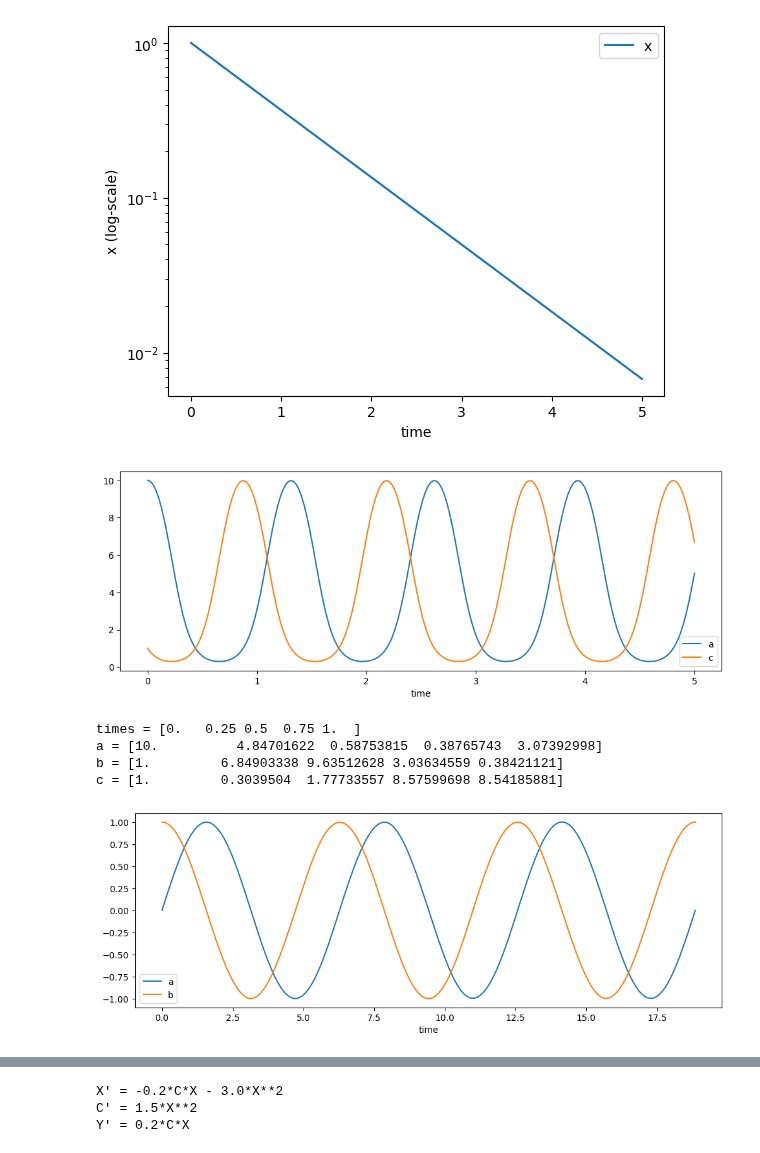
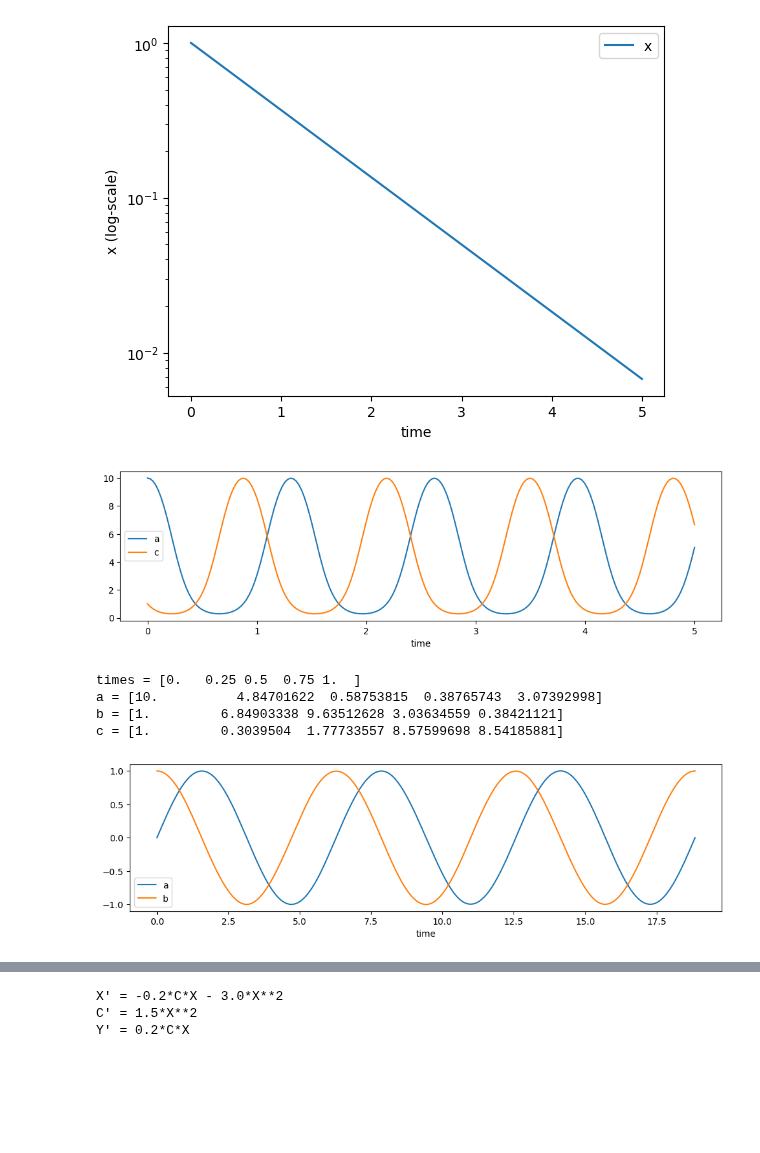
Before and after one commit to UC-Davis-molecular-computing/gpac, a Jupyter notebook: notebook.ipynb, the cells around one changed output, grey strips where cells are left out. Cells and saved outputs as stored; diff of their text form; code cells hidden in the pictures; blank space fills up the shorter version.

```diff
--- a/notebook.ipynb
+++ b/notebook.ipynb
@@ -32,34 +32,34 @@ plt.show()
 # %%
 # plot solution to rock-paper-scissors (RPS) oscillator described by these chemical reactions:
 # A+B -> 2B
 # B+C -> 2C
 # C+A -> 2A
 a,b,c = sympy.symbols('a b c')
 
 odes = {
     a: -a*b + c*a,
     b: -b*c + a*b,
     c: -c*a + b*c,
 }
 initial_values = {
     a: 10,
     b: 1,
     c: 1,
 }
 t_eval = np.linspace(0, 5, 200)
 
 # adjust figure size and plot only trajectories for a and c
-gpac.plot(odes, initial_values, t_eval=t_eval, figure_size=(12,4), symbols_to_plot=[a,c])
+gpac.plot(odes, initial_values, t_eval=t_eval, figure_size=(12,3), symbols_to_plot=[a,c])
 
 # print some values along trajectory
 t_eval = np.linspace(0, 1, 5)
 solution = gpac.integrate_odes(odes, initial_values, t_eval=t_eval)
 print(f'times = {solution.t}')
 print(f'a = {solution.y[0]}')
 print(f'b = {solution.y[1]}')
 print(f'c = {solution.y[2]}')
 # %% [output]
-[figure, old version]
+[figure, new version]
 times = [0.   0.25 0.5  0.75 1.  ]
 a = [10.          4.84701622  0.58753815  0.38765743  3.07392998]
 b = [1.         6.84903338 9.63512628 3.03634559 0.38421121]
@@ -81,9 +81,9 @@ initial_values = {
     t: 0,
 }
 t_eval = np.linspace(0, 3*2*pi, 200)
-gpac.plot(odes, initial_values, t_eval=t_eval, figure_size=(12,4), symbols_to_plot=[a,b])
+gpac.plot(odes, initial_values, t_eval=t_eval, figure_size=(12,3), symbols_to_plot=[a,b])
 # %% [output]
-[figure, old version]
+[figure, new version]
 # %%
 # bubble sort values x1, x2, x3, x4
 x1,x2,x3,x4,y1,y2,y3 = sympy.symbols('x1 x2 x3 x4 y1 y2 y3')
```
Also changed, not shown: parts of 4 cells of this notebook.
